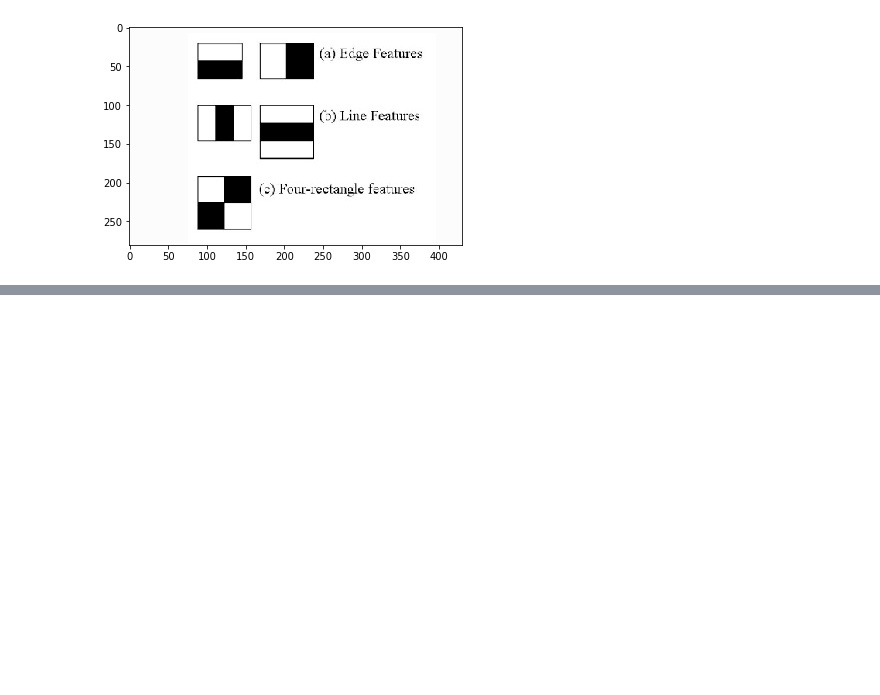
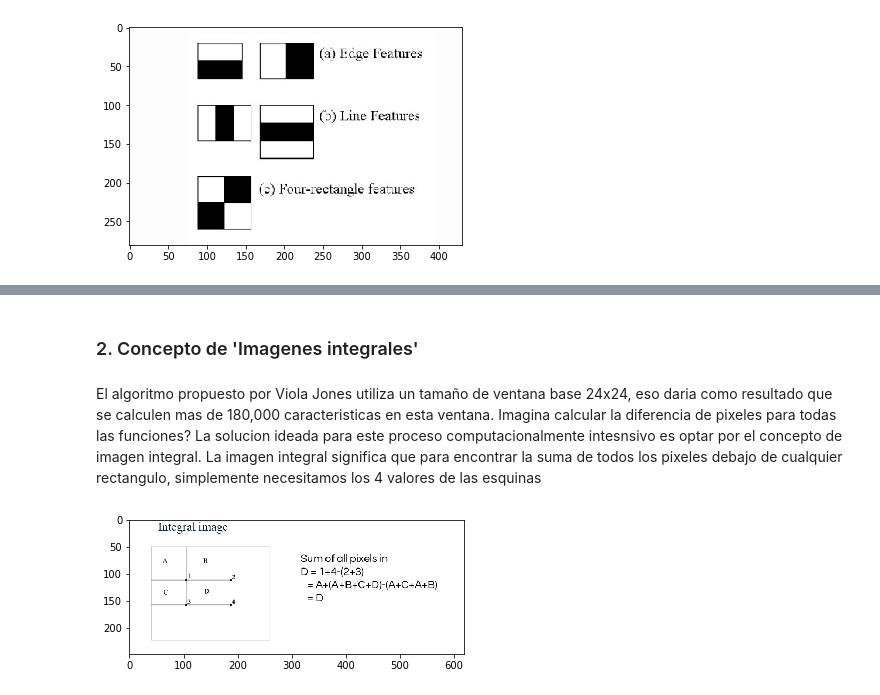
Before and after one commit to alexismier52/IA-CLASE-M5, a Jupyter notebook: PracticaDeteccionFacial.ipynb, the cells around one changed output, grey strips where cells are left out. Drawn from its saved outputs; the diff is of its cells as text; code cells hidden in the pictures; blank space fills up the shorter version.

```diff
--- a/PracticaDeteccionFacial.ipynb
+++ b/PracticaDeteccionFacial.ipynb
@@ -42,0 +53,10 @@ plt.show()
+# %% [markdown]
+### 2. Concepto de 'Imagenes integrales'
+# %% [markdown]
+El algoritmo propuesto por Viola Jones utiliza un tamaño de ventana base 24x24, eso daria como resultado que se calculen mas de 180,000 caracteristicas en esta ventana. Imagina calcular la diferencia de pixeles para todas las funciones? La solucion ideada para este proceso computacionalmente intesnsivo es optar por el concepto de imagen integral. La imagen integral significa que para encontrar la suma de todos los pixeles debajo de cualquier rectangulo, simplemente necesitamos los 4 valores de las esquinas
+# %%
+imagen3=mpimg.imread('imagen3.png')
+imgplot=plt.imshow(imagen3)
+plt.show()
+# %% [output]
+[figure, added]
```
Also changed, not shown: parts of 32 cells of this notebook.
